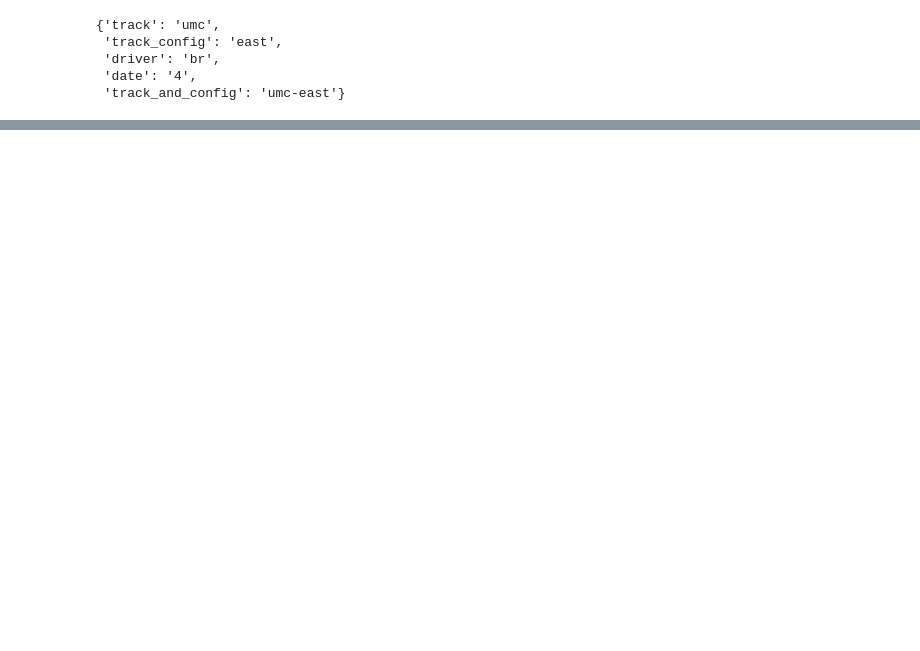
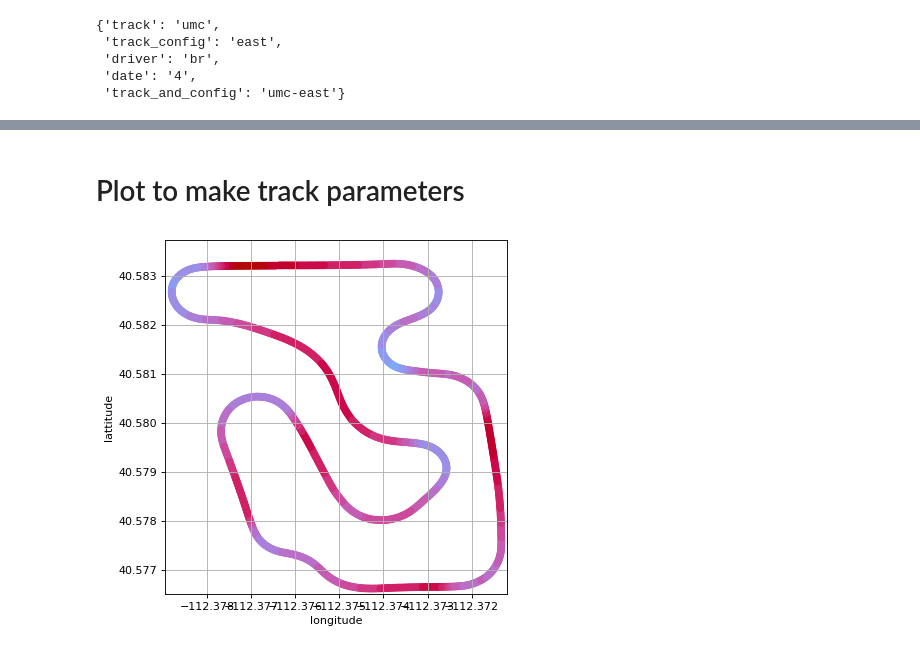
Before and after one commit to bruggles/racing_data, a Jupyter notebook: race_data.ipynb, the cells around one changed output, grey strips where cells are left out. Drawn from its saved outputs; the diff is of its cells as text; code cells hidden in the pictures; blank space fills up the shorter version.

Commit message:
basics of corners and plotting worked out

```diff
--- a/race_data.ipynb
+++ b/race_data.ipynb
@@ -106,0 +124,17 @@ plt.plot(rd_clean['long_abs'],rd_clean['lat_abs'], 'o', color='black');
+# %%
+std_devs= 5
+y_mean = race_data['lattitude'].mean()
+y_std = race_data['lattitude'].std()
+x_mean = race_data['longitude'].mean()
+x_std = race_data['longitude'].std()
+min_std = min(x_std,y_std)
+y_bound_low = y_mean - min_std*std_devs
+y_bound_high = y_mean + min_std*std_devs
+x_bound_low = x_mean - min_std*std_devs
+x_bound_high = x_mean + min_std*std_devs
+rd_clean = race_data[(race_data.lattitude < y_bound_high) & (race_data.lattitude > y_bound_low) &
+                    (race_data.longitude < x_bound_high) & (race_data.longitude > x_bound_low)]
+rd_clean['lat_abs'] = rd_clean['lattitude'].abs()
+rd_clean['long_abs'] = rd_clean['longitude'].abs()
+rd_clean['lap_name'] = rd_clean['file'] + " lap" + rd_clean['lap_number'].astype(str)
+rd_clean = rd_clean.copy()
@@ -106,0 +159,4 @@ plt.plot(rd_clean['long_abs'],rd_clean['lat_abs'], 'o', color='black');
+# %%
+corners = corner_assign(rd_clean['lattitude'],rd_clean['longitude'],track_configs[meta_dict[key]['track_and_config']])
+rd_clean['corner_name'] = corners['corner_name']
+rd_clean['corner_num'] = corners['corner_num']
@@ -106,0 +183,10 @@ plt.plot(rd_clean['long_abs'],rd_clean['lat_abs'], 'o', color='black');
+# %%
+#plot bound creation
+def plot_bounds(lat_column,lon_column,adder = .0001):
+    lat_min = lat_column.min()-adder
+    lat_max = lat_column.max()+adder
+    lon_min = lon_column.min()-adder
+    lon_max = lon_column.max()+adder
+    return lat_min, lat_max, lon_min, lon_max
+
+lat_min, lat_max, lon_min, lon_max = plot_bounds(rd_clean['lattitude'],rd_clean['longitude'])
@@ -106,0 +234,3 @@ plt.plot(rd_clean['long_abs'],rd_clean['lat_abs'], 'o', color='black');
+# %%
+one_lap = rd_clean[(rd_clean.file == "session_4") & (rd_clean.lap_number == 9)]
+one_lap
@@ -106,0 +251,14 @@ plt.plot(rd_clean['long_abs'],rd_clean['lat_abs'], 'o', color='black');
+# %% [markdown]
+# Plot to make track parameters
+# %%
+plt.figure(figsize=(5, 5), dpi=80)
+plt.grid(which='both')
+plt.tight_layout()
+plt.xlim([lon_min,lon_max])
+plt.ylim([lat_min,lat_max])
+plt.ylabel('lattitude')
+plt.xlabel('longitude')
+plt.ticklabel_format(useOffset=False)
+plt.scatter(one_lap['longitude'],one_lap['lattitude'], c=one_lap['speed_gradient']);
+# %% [output]
+[figure, added]
```
Also changed, not shown: parts of 20 cells of this notebook.
